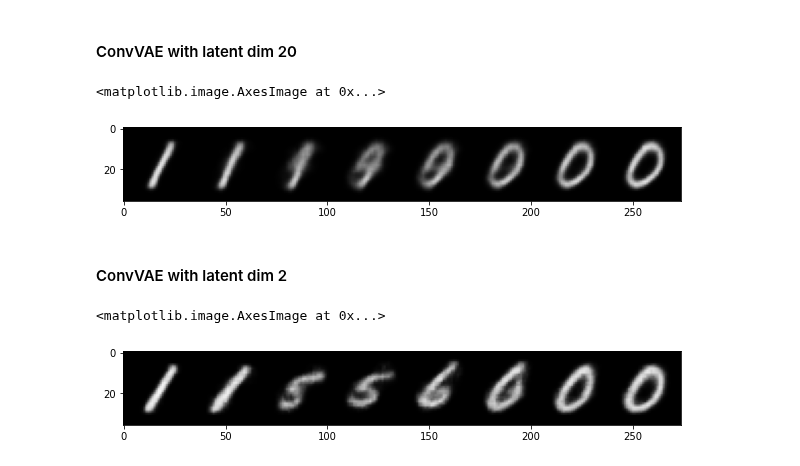
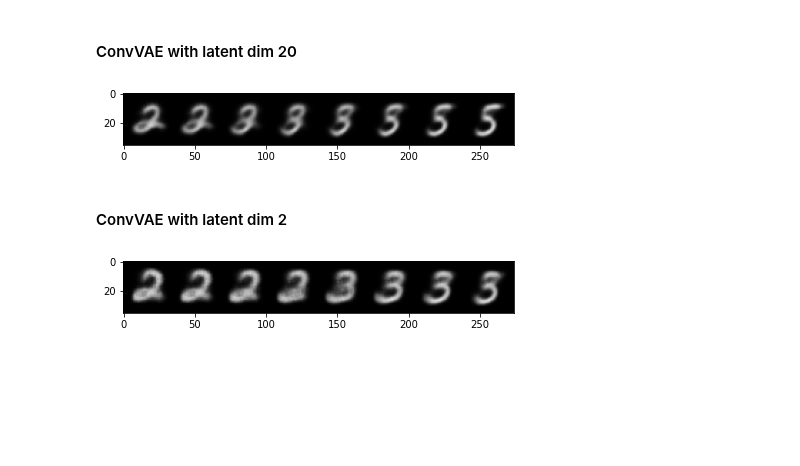
Before and after one commit to probml/probml-notebooks, a Jupyter notebook: notebooks/vae_mnist_conv_lightning.ipynb, the cells around one changed output. Drawn from its saved outputs; the diff is of its cells as text; code cells hidden in the pictures; blank space fills up the shorter version.

```diff
--- a/notebooks/vae_mnist_conv_lightning.ipynb
+++ b/notebooks/vae_mnist_conv_lightning.ipynb
@@ -49,7 +67,8 @@ batch = next(iter(vis_data))
 m = ConvVAE((1, 28, 28), encoder_conv_filters=[28,64,64], decoder_conv_t_filters=[64,28,1], latent_dim=20, kl_coeff=5)
 m2 = ConvVAE((1, 28, 28), encoder_conv_filters=[28,64,64], decoder_conv_t_filters=[64,28,1], latent_dim=2, kl_coeff=5)
 # %%
-m.load_state_dict(torch.load("vae-mnist-conv.ckpt"))
+
+m.load_state_dict(torch.load("vae-mnist-conv-latent-dim-20.ckpt"))
 m2.load_state_dict(torch.load("vae-mnist-conv-latent-dim-2.ckpt"))
 # %% [output]
 <All keys matched successfully>
@@ -201,13 +250,5 @@ plot_grid_plot(batch, encoder)
 # %% [markdown]
 ## Interpolation
-# %%
-def encoder(img):
-  return m2.vae.encode(img)[0].cpu().detach()
-
-imgs, _ = batch
-imgs = imgs.to(device)
-z_imgs = encoder(imgs)
-end, start = z_imgs[1], z_imgs[0]
 # %% [markdown]
 ### Spherical Interpolation
 # %% [markdown]
@@ -223,9 +264,11 @@ def encoder(img):
 imgs, _ = batch
 imgs = imgs.to(device)
 z_imgs = encoder(imgs)
-end, start = z_imgs[1], z_imgs[3]
+#end, start = z_imgs[1], z_imgs[3]
+end, start = z_imgs[0], z_imgs[5]
 
-plt.figure(figsize=(10,100))
-arr = get_imrange(decoder,start,end)
+plt.figure()
+arr = get_imrange(decoder,start,end,interpolation="spherical")
 plt.imshow(arr)
+plt.savefig('../figures/vae_mnist_conv_20d_spherical.pdf')
 # %% [output]
@@ -244,9 +286,10 @@ def encoder(img):
 imgs, _ = batch
 imgs = imgs.to(device)
 z_imgs = encoder(imgs)
-end, start = z_imgs[1], z_imgs[3]
+end, start = z_imgs[0], z_imgs[5]
 
-plt.figure(figsize=(10,100))
-arr = get_imrange(decoder,start,end)
+plt.figure()
+arr = get_imrange(decoder,start,end,interpolation="spherical")
 plt.imshow(arr)
+plt.savefig('../figures/vae_mnist_conv_2d_spherical.pdf')
 # %% [output]
@@ -259,23 +301,24 @@ plt.imshow(arr)
 # %%
 def decoder(z):
   z = z.to(device)
   return rearrange(m.vae.decode(z), "b c h w -> b (c h) w")
 
-def decoder(z):
-  z = z.to(device)
-  return rearrange(m.vae.decode(z), "b c h w -> b (c h) w")
+
+def encoder(img):
+  return m.vae.encode(img)[0].cpu().detach()
 
 imgs, _ = batch
 imgs = imgs.to(device)
 z_imgs = encoder(imgs)
-end, start = z_imgs[1], z_imgs[3]
+end, start = z_imgs[0], z_imgs[5]
 
-plt.figure(figsize=(10,100))
+plt.figure()
 arr = get_imrange(decoder,start,end, interpolation="linear")
 plt.imshow(arr)
+plt.tight_layout()
+plt.savefig('../figures/vae_mnist_conv_20d_linear.pdf')
 # %% [output]
-<matplotlib.image.AxesImage at 0x...>
-[figure, old version]
+[figure, new version]
 # %% [markdown]
 #### ConvVAE with latent dim 2
 # %%
@@ -283,18 +326,22 @@ def decoder(z):
   z = z.to(device)
   return rearrange(m2.vae.decode(z), "b c h w -> b (c h) w")
 
-def decoder(z):
-  z = z.to(device)
-  return rearrange(m2.vae.decode(z), "b c h w -> b (c h) w")
+
+def encoder(img):
+  return m2.vae.encode(img)[0].cpu().detach()
+
+
 
 imgs, _ = batch
 imgs = imgs.to(device)
 z_imgs = encoder(imgs)
-end, start = z_imgs[1], z_imgs[3]
+#end, start = z_imgs[1], z_imgs[3]
+end, start = z_imgs[0], z_imgs[5]
 
-plt.figure(figsize=(10,100))
+plt.figure()
 arr = get_imrange(decoder,start,end, interpolation="linear")
 plt.imshow(arr)
+plt.tight_layout()
+plt.savefig('../figures/vae_mnist_conv_2d_linear.pdf')
 # %% [output]
-<matplotlib.image.AxesImage at 0x...>
-[figure, old version]
+[figure, new version]
```
Also changed, not shown: parts of 15 cells of this notebook.
